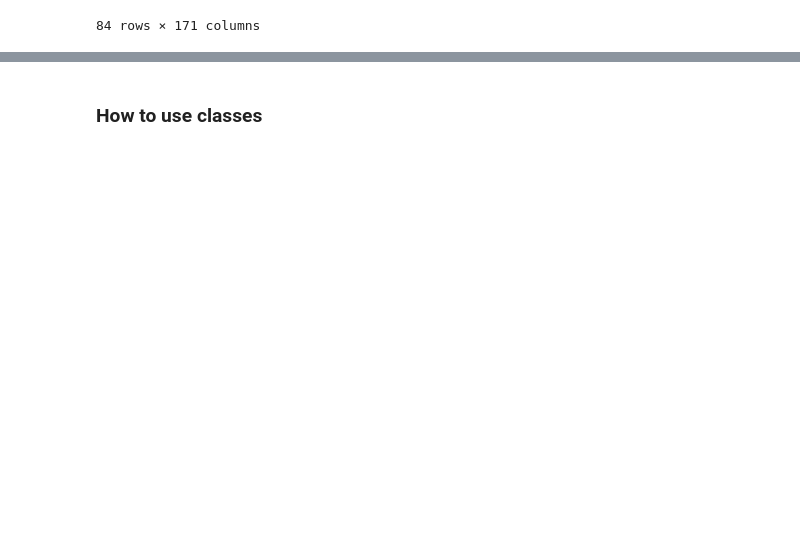
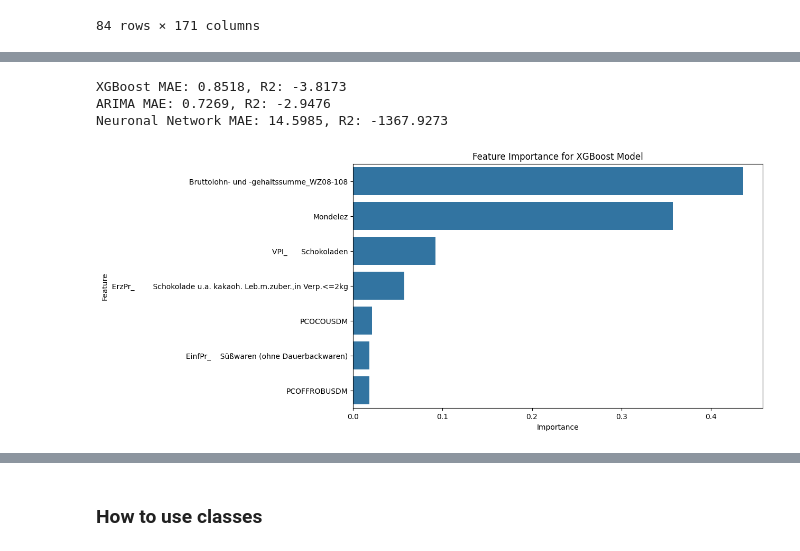
Before and after one commit to salimaabdalla/dpp_projekt_2026, a Jupyter notebook: notebooks/08_prediction_monthly_updated.ipynb, the cells around one changed output, grey strips where cells are left out. Drawn from its saved outputs; the diff is of its cells as text; code cells hidden in the pictures; blank space fills up the shorter version.

Commit message:
XGBoost, ARIMA and Neural Network implemented

```diff
--- a/notebooks/08_prediction_monthly_updated.ipynb
+++ b/notebooks/08_prediction_monthly_updated.ipynb
@@ -104,0 +208,4 @@ y_test = y.iloc[train_size:]
+# %%
+# imputing missing values in target variable with 0
+y_train_imputed = y_train.fillna(0)
+y_test_imputed = y_test.fillna(0)
@@ -104,0 +224,41 @@ y_test = y.iloc[train_size:]
+# %%
+# model fit, prediction and evaluation for batch 1
+model_xgb.fit(X_train_processed, y_train_imputed)
+y_pred_xgb = model_xgb.predict(X_test_processed)
+
+model_arima_fit = model_arima.fit()
+y_pred_arima = model_arima_fit.forecast(steps=4)
+y_pred_arima = pd.Series(y_pred_arima, index=y_test_imputed.index)
+
+y_pred_nn = model_nn.fit(X_train_processed, y_train_imputed).predict(X_test_processed)
+
+# evaluating models with Mean Absolute Error (MAE) and R-squared (R2) score
+from sklearn.metrics import mean_absolute_error, r2_score
+
+mae_xgb = mean_absolute_error(y_test_imputed, y_pred_xgb)
+r2_xgb = r2_score(y_test_imputed, y_pred_xgb)
+mae_arima = mean_absolute_error(y_test_imputed, y_pred_arima)
+r2_arima = r2_score(y_test_imputed, y_pred_arima)
+mae_nn = mean_absolute_error(y_test_imputed, y_pred_nn)
+r2_nn = r2_score(y_test_imputed, y_pred_nn)
+
+print(f"XGBoost MAE: {mae_xgb:.4f}, R2: {r2_xgb:.4f}")
+print(f"ARIMA MAE: {mae_arima:.4f}, R2: {r2_arima:.4f}")
+print(f"Neuronal Network MAE: {mae_nn:.4f}, R2: {r2_nn:.4f}")
+# %% [output]
+XGBoost MAE: 0.8518, R2: -3.8173
+ARIMA MAE: 0.7269, R2: -2.9476
+Neuronal Network MAE: 14.5985, R2: -1367.9273
+# %%
+# feature importance for XGBoost model
+importances = model_xgb.feature_importances_
+feature_importance_df = pd.DataFrame({'Feature': X_train_features, 'Importance': importances})
+feature_importance_df = feature_importance_df.sort_values(by='Importance', ascending=False)
+
+# plotting feature importance
+plt.figure(figsize=(10, 6))
+sns.barplot(x='Importance', y='Feature', data=feature_importance_df)
+plt.title('Feature Importance for XGBoost Model')
+plt.show()
+# %% [output]
+[figure, added]
```
Also changed, not shown: parts of 19 cells of this notebook, 2 other files.
